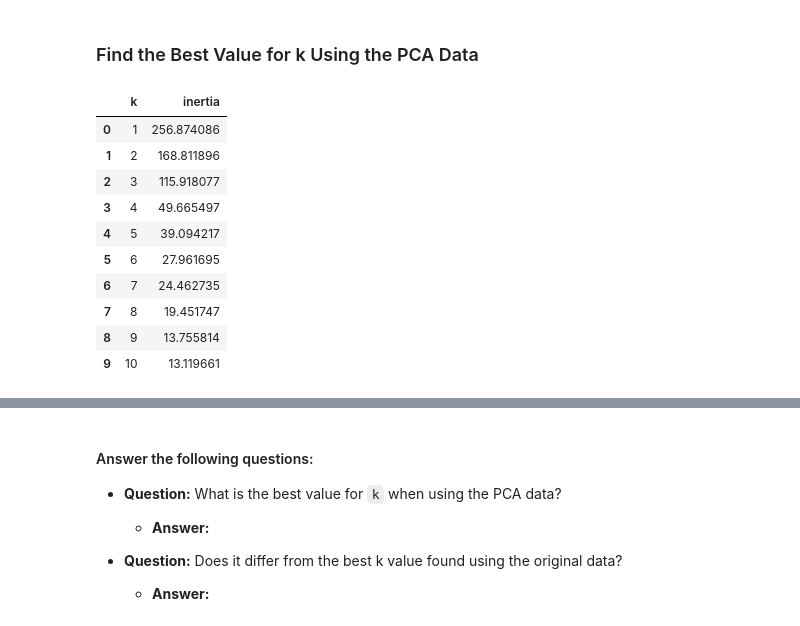
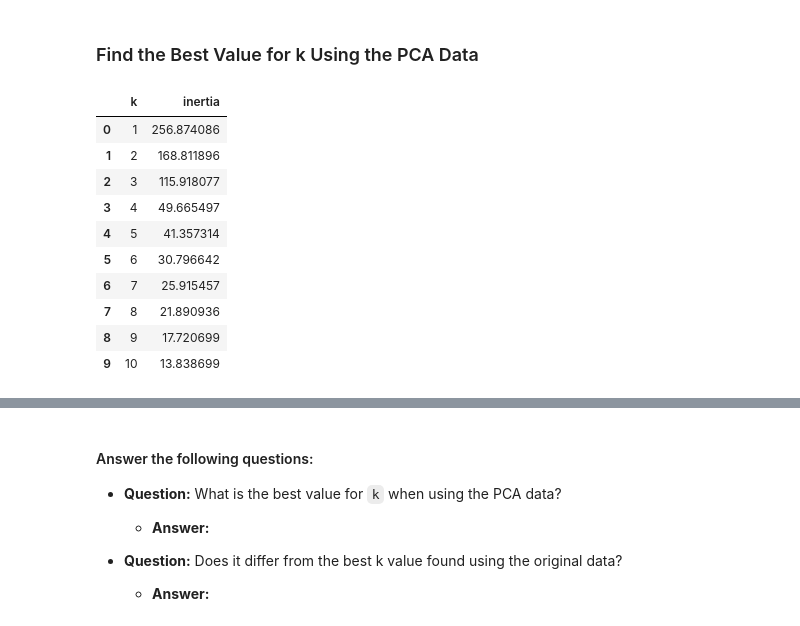
Before and after one commit to katiekaff/CryptoClustering, a Jupyter notebook: Crypto_Clustering_starter_code.ipynb, the cells around one changed output, grey strips where cells are left out. Drawn from its saved outputs; the diff is of its cells as text; code cells hidden in the pictures.

```diff
--- a/Crypto_Clustering_starter_code.ipynb
+++ b/Crypto_Clustering_starter_code.ipynb
@@ -135,2 +161,3 @@ NameError: name 'KMeans' is not defined
 # %%
 # Fit the K-Means model using the scaled data
+model.fit(scaled_df)
@@ -162,11 +209,16 @@ NameError: name 'KMeans' is not defined
 ### Optimize Clusters with Principal Component Analysis.
 # %%
 # Create a PCA model instance and set `n_components=3`.
+pca = PCA(n_components=3)
 # %%
 # Use the PCA model with `fit_transform` on the original scaled DataFrame to reduce to three principal components.
+# Use the `fit_transform` function to reduce the dimensions of the scaled DataFrame
+crypto_pca = pca.fit_transform(scaled_df)
+
 
 
 # View the first five rows of the DataFrame.
+crypto_pca[:5]
 # %% [output]
 array([[-0.60066733,  0.84276006,  0.46159457],
        [-0.45826071,  0.45846566,  0.95287678],
@@ -188,6 +243,10 @@ array([0.3719856 , 0.34700813, 0.17603793])
 # Note: The code for this step is provided for you
 
 # Creating a DataFrame with the PCA data
+pca_df = pd.DataFrame(
+    data=crypto_pca, columns=["principal component 1", "principal component 2", "principal component 3"]
+)
+
 
 
 # Copy the crypto names from the original data
@@ -197,4 +256,5 @@ array([0.3719856 , 0.34700813, 0.17603793])
 
 
 # Display sample data
+pca_df.head(10)
 # %% [output]
@@ -215,37 +274,49 @@ array([0.3719856 , 0.34700813, 0.17603793])
 # %%
 # Create a list with the number of k-values to try
 # Use a range from 1 to 11
+kvalues = list(range(1, 11))
+
 
 
 # Create an empty list to store the inertia values
+inertia = []
+
 
 
 # Create a for loop to compute the inertia with each possible value of k
 # Inside the loop:
 # 1. Create a KMeans model using the loop counter for the n_clusters
 # 2. Fit the model to the data using PCA DataFrame.
 # 3. Append the model.inertia_ to the inertia list
+for k in kvalues:
+    km = KMeans(n_clusters=k, random_state=0)
+    km.fit(pca_df)
+    inertia.append(km.inertia_)
 
 
 # Create a dictionary with the data to plot the Elbow curve
+pca_elbow_data = {"k": kvalues, "inertia": inertia}
+
 
 
 # Create a DataFrame with the data to plot the Elbow curve
+pca_elbow_df = pd.DataFrame(pca_elbow_data)
 
 
 # Display the DataFrame
+pca_elbow_df.head(10)
 # %% [output]
 |  | k | inertia |
 | 0 | 1 | 256.874086 |
 | 1 | 2 | 168.811896 |
 | 2 | 3 | 115.918077 |
 | 3 | 4 | 49.665497 |
-| 4 | 5 | 39.094217 |
-| 5 | 6 | 27.961695 |
-| 6 | 7 | 24.462735 |
-| 7 | 8 | 19.451747 |
-| 8 | 9 | 13.755814 |
-| 9 | 10 | 13.119661 |
+| 4 | 5 | 41.357314 |
+| 5 | 6 | 30.796642 |
+| 6 | 7 | 25.915457 |
+| 7 | 8 | 21.890936 |
+| 8 | 9 | 17.720699 |
+| 9 | 10 | 13.838699 |
 # %%
 # Plot a line chart with all the inertia values computed with
 # the different values of k to visually identify the optimal value for k.
```
Also changed, not shown: parts of 19 cells of this notebook.
